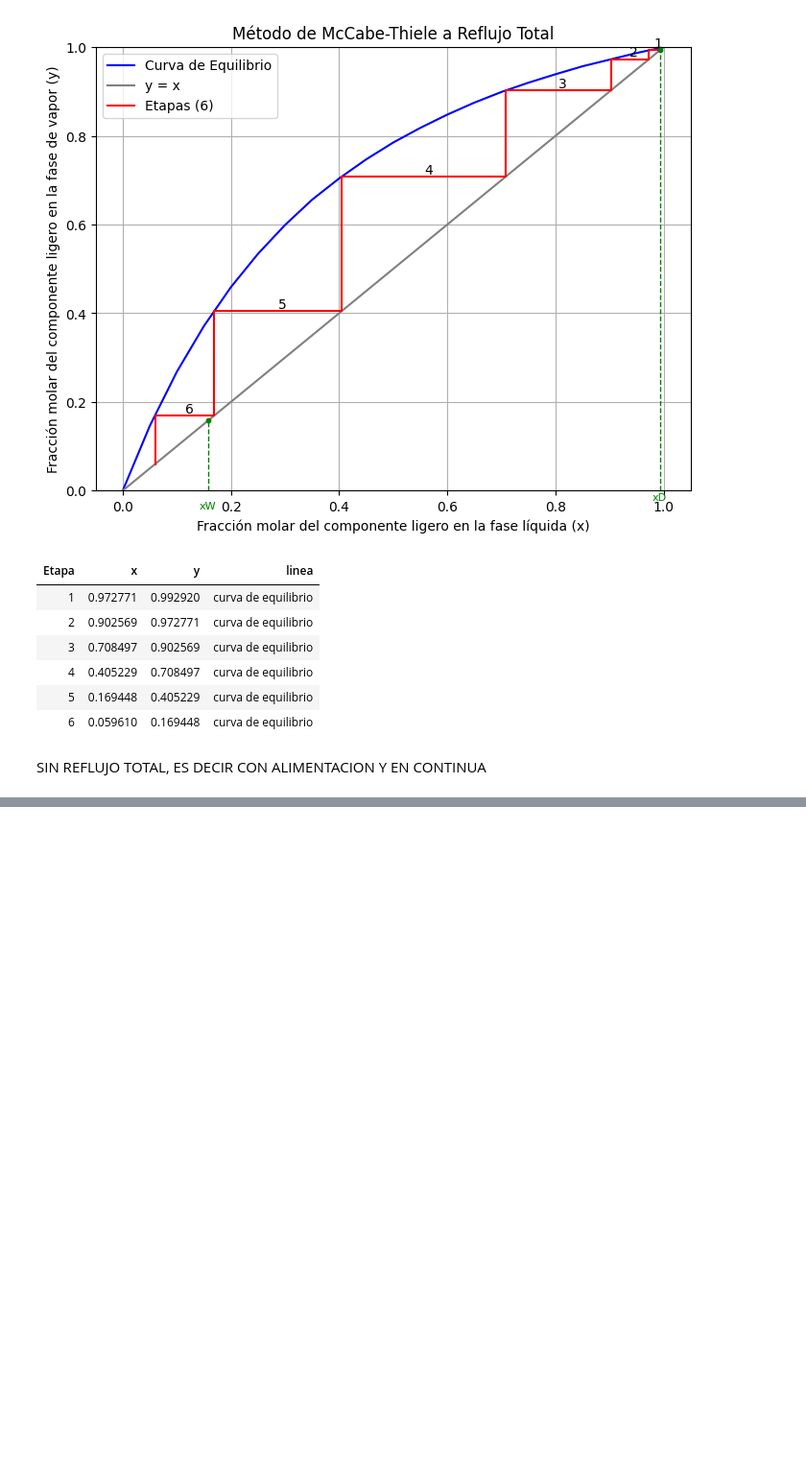
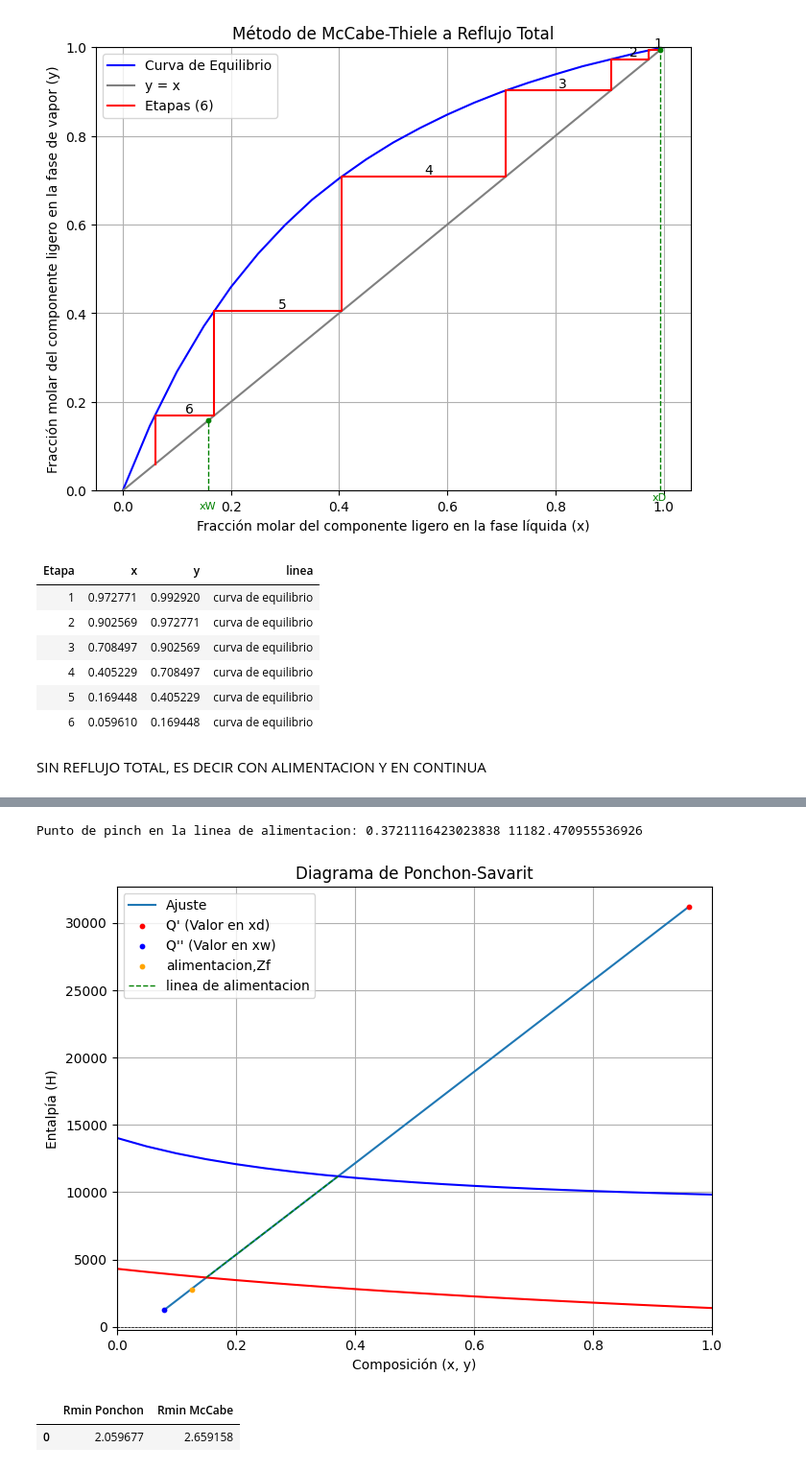
Before and after one commit to ChristianPh404/exp2, a Jupyter notebook: pract16.ipynb, the cells around one changed output, grey strips where cells are left out. Shown at 96% size. Saved outputs shown, nothing was run; the diff lists cells and outputs as text; code cells hidden in the pictures; blank space fills up the shorter version.

```diff
--- a/pract16.ipynb
+++ b/pract16.ipynb
@@ -358,3 +351,48 @@ test 0.1256637168141612 0.15063161494453625 0.3721116423023838
+# %%
+# punto pinch linea alimentacion
+hqalim_x, hqalim_y = ylose, np.interp(ylose, x1, hv)
+hqaliminf_x, hqaliminf_y = xlose, np.interp(ylose, y1, hl)
+print('Punto de pinch en la linea de alimentacion:', hqalim_x, hqalim_y)
+hqx = [hqalim_x, hqaliminf_x]
+hqy = [hqalim_y, hqaliminf_y]
+coeffs = np.polyfit(hqx, hqy, 1)
+polynomial = np.poly1d(coeffs)
+#valores en xd, xw
+value_at_xd = polynomial(xD)
+value_at_xw = polynomial(xW)
+# linspace para el grafico
+x_fit = np.linspace(xW, xD, 100)
+y_fit = polynomial(x_fit)
+plt.figure(figsize=(8, 6))
+plt.plot(x_fit, y_fit, '-', label='Ajuste')
+plt.scatter(xD, value_at_xd, color='red', label='Q\' (Valor en xd)', s=10,zorder=5)
+plt.scatter(xW, value_at_xw, color='blue', label='Q\'\' (Valor en xw)', s=10, zorder=5)
+plt.scatter(xF, Hf, color='orange', label='alimentacion,Zf', s=10, zorder=5)
+plt.plot(x1, hl, label='', color='red')
+plt.plot(x1, hv, color='blue')
+plt.plot([hqalim_x, hqaliminf_x], [hqalim_y, hqaliminf_y], color='green', linestyle='--', linewidth=1, label='linea de alimentacion')
+plt.title('Diagrama de Ponchon-Savarit')
+plt.xlabel('Composición (x, y)')
+plt.ylabel('Entalpía (H)')
+plt.axhline(0, color='black', lw=0.5, ls='--')
+plt.axvline(0, color='black', lw=0.5, ls='--')
+plt.grid(True)
+plt.legend()
+plt.xlim(0, 1)
+plt.show()
+h0liq = np.interp(xD, x1, hl)
+h0vap = np.interp(xD, x1, hv)
+Rminponchon =(value_at_xd-h0vap)/(h0vap-h0liq) # R = (Q'y -Hv)/(Hv-Hl)
+Rmindf = pd.DataFrame({
+    'Rmin Ponchon': [Rminponchon],
+    'Rmin McCabe': [Rmin[0]]
+})
+display(Rmindf)
+# %% [output]
+Punto de pinch en la linea de alimentacion: 0.3721116423023838 11182.470955536926
+[figure, added]
+|  | Rmin Ponchon | Rmin McCabe |
+| 0 | 2.059677 | 2.659158 |
 # %%
 import numpy as np
 from IPython.display import display
```
Also changed, not shown: parts of 1 cell of this notebook.
